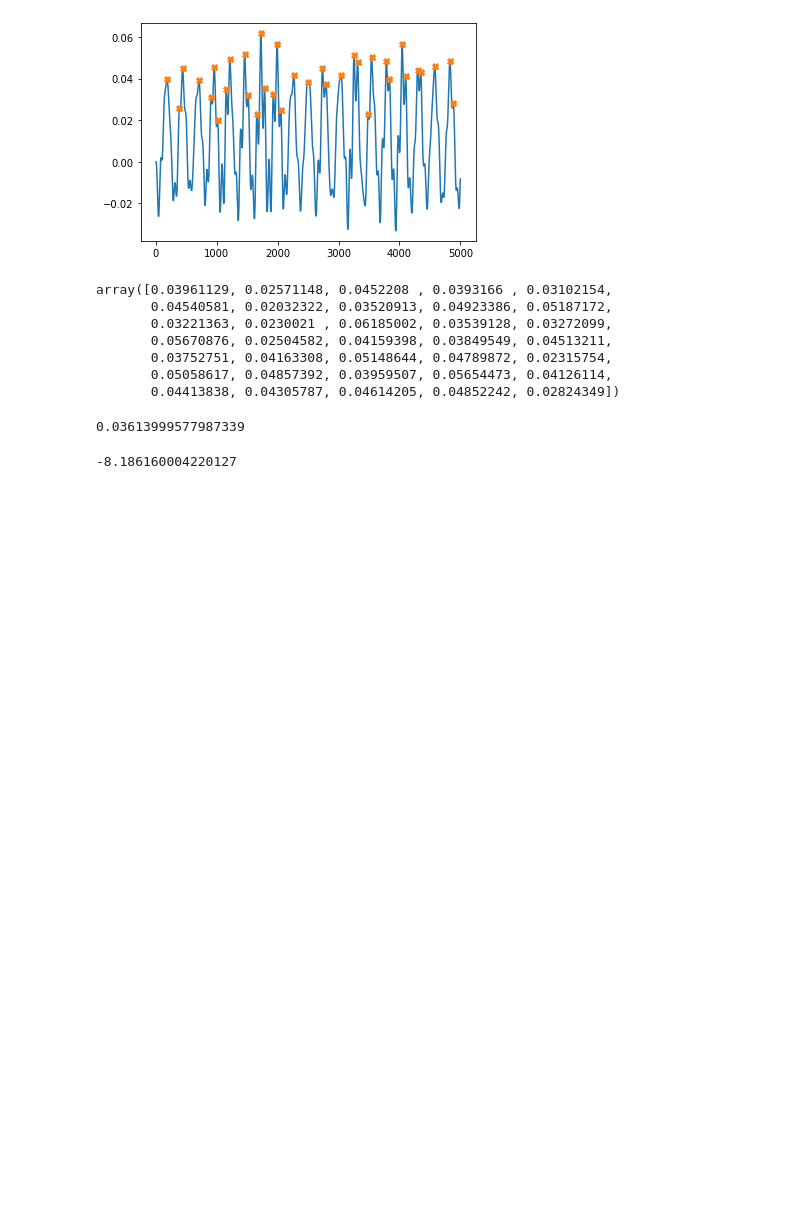
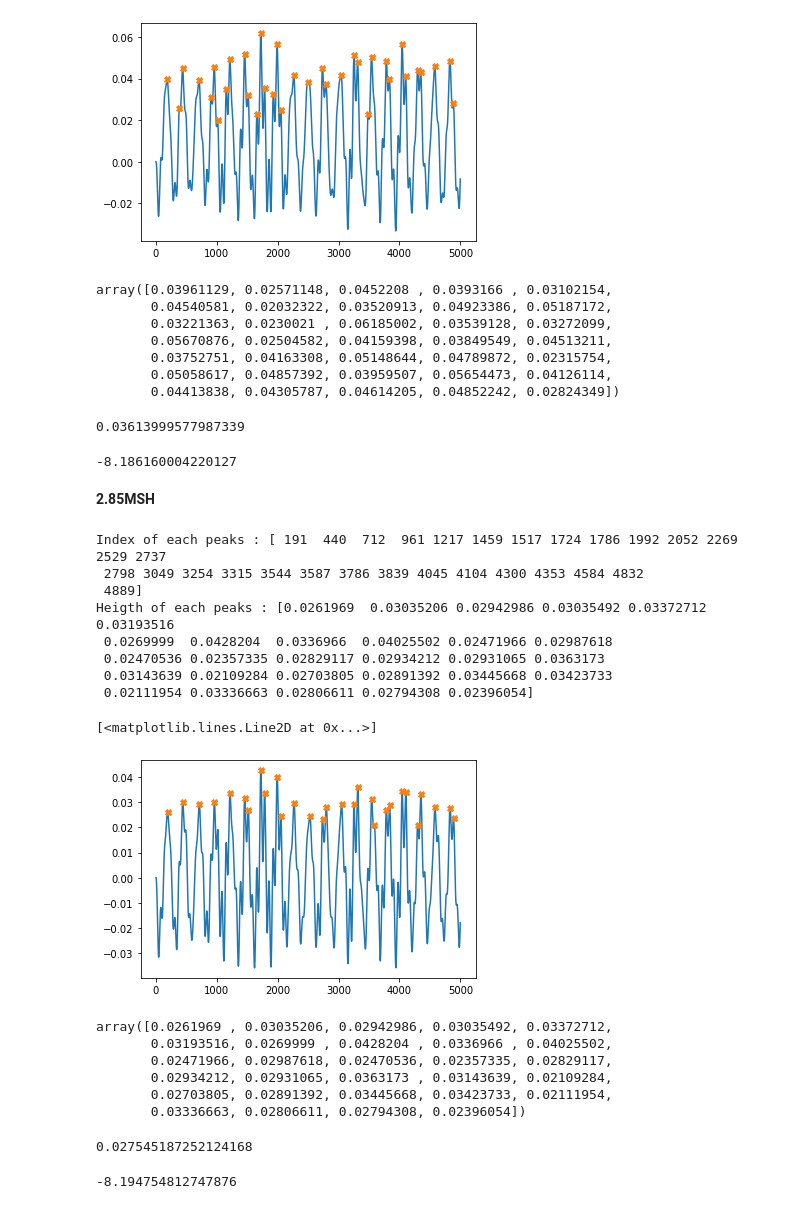
Before and after one commit to suajeong52/heaveMPM, a Jupyter notebook: MPM_Heave_Position_03_28.ipynb, the cells around one changed output. Cells and saved outputs as stored; diff of their text form; code cells hidden in the pictures; blank space fills up the shorter version.

```diff
--- a/MPM_Heave_Position_03_28.ipynb
+++ b/MPM_Heave_Position_03_28.ipynb
@@ -176,3 +172,34 @@ MPM_SUCC = MPM - 8.2223
 MPM_SUCC
 # %% [output]
 -8.186160004220127
+# %% [markdown]
+**2.85MSH**
+# %%
+peaks2, properties2 = find_peaks(m2_285, height=0.02)
+
+print(f'Index of each peaks : {peaks2}')
+print(f'Heigth of each peaks : {properties2["peak_heights"]}')
+
+plt.plot(m2_285)
+plt.plot(peaks2, m2_285[peaks2], "X")
+# %% [output]
+Index of each peaks : [ 191  440  712  961 1217 1459 1517 1724 1786 1992 2052 2269 2529 2737
+ 2798 3049 3254 3315 3544 3587 3786 3839 4045 4104 4300 4353 4584 4832
+ 4889]
+Heigth of each peaks : [0.0261969  0.03035206 0.02942986 0.03035492 0.03372712 0.03193516
+ 0.0269999  0.0428204  0.0336966  0.04025502 0.02471966 0.02987618
+ 0.02470536 0.02357335 0.02829117 0.02934212 0.02931065 0.0363173
+ 0.03143639 0.02109284 0.02703805 0.02891392 0.03445668 0.03423733
+ 0.02111954 0.03336663 0.02806611 0.02794308 0.02396054]
+[<matplotlib.lines.Line2D at 0x...>]
+[figure, added]
+# %%
+MAX2 = properties2["peak_heights"]
+MAX2
+# %% [output]
+array([0.0261969 , 0.03035206, 0.02942986, 0.03035492, 0.03372712,
+       0.03193516, 0.0269999 , 0.0428204 , 0.0336966 , 0.04025502,
+       0.02471966, 0.02987618, 0.02470536, 0.02357335, 0.02829117,
+       0.02934212, 0.02931065, 0.0363173 , 0.03143639, 0.02109284,
+       0.02703805, 0.02891392, 0.03445668, 0.03423733, 0.02111954,
+       0.03336663, 0.02806611, 0.02794308, 0.02396054])
@@ -178,0 +217,10 @@ MPM_SUCC
+# %%
+MPM2 = -np.log(l)*beta + mu
+MPM2
+# %% [output]
+0.027545187252124168
+# %%
+MPM2_SUCC = MPM2 - 8.2223
+MPM2_SUCC
+# %% [output]
+-8.194754812747876
```
Also changed, not shown: parts of 27 cells of this notebook.
